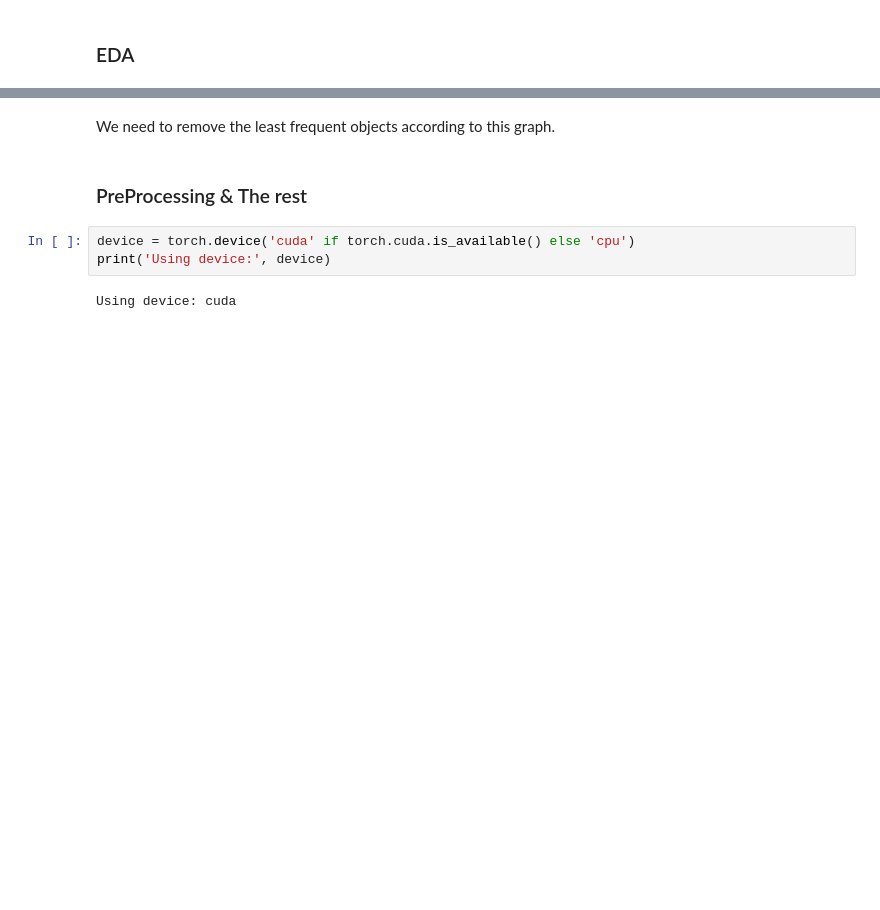
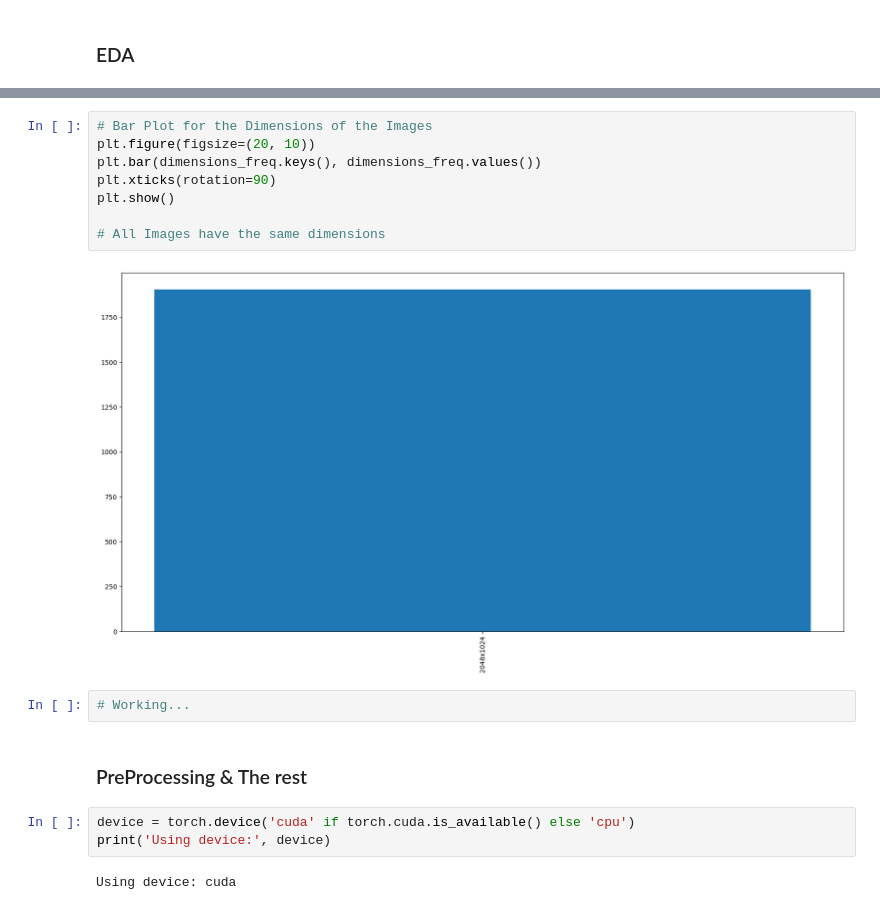
Before and after one commit to YoussifKhaled/Cityscapes_Semantic_Segmentor, a Jupyter notebook: Source Code/Cityscapes_Base.ipynb, the cells around one changed output, grey strips where cells are left out. Cells and saved outputs as stored; diff of their text form; blank space fills up the shorter version.

```diff
--- a/Source Code/Cityscapes_Base.ipynb
+++ b/Source Code/Cityscapes_Base.ipynb
@@ -251,5 +257,15 @@ print(labels_not_found)
-# %% [markdown]
-We need to remove the least frequent objects according to this graph.
+# %%
+# Bar Plot for the Dimensions of the Images
+plt.figure(figsize=(20, 10))
+plt.bar(dimensions_freq.keys(), dimensions_freq.values())
+plt.xticks(rotation=90)
+plt.show()
+
+# All Images have the same dimensions
+# %% [output]
+[figure, added]
+# %%
+# Working...
 # %% [markdown]
 ### PreProcessing & The rest
 # %%
```
Also changed, not shown: parts of 7 cells of this notebook.
